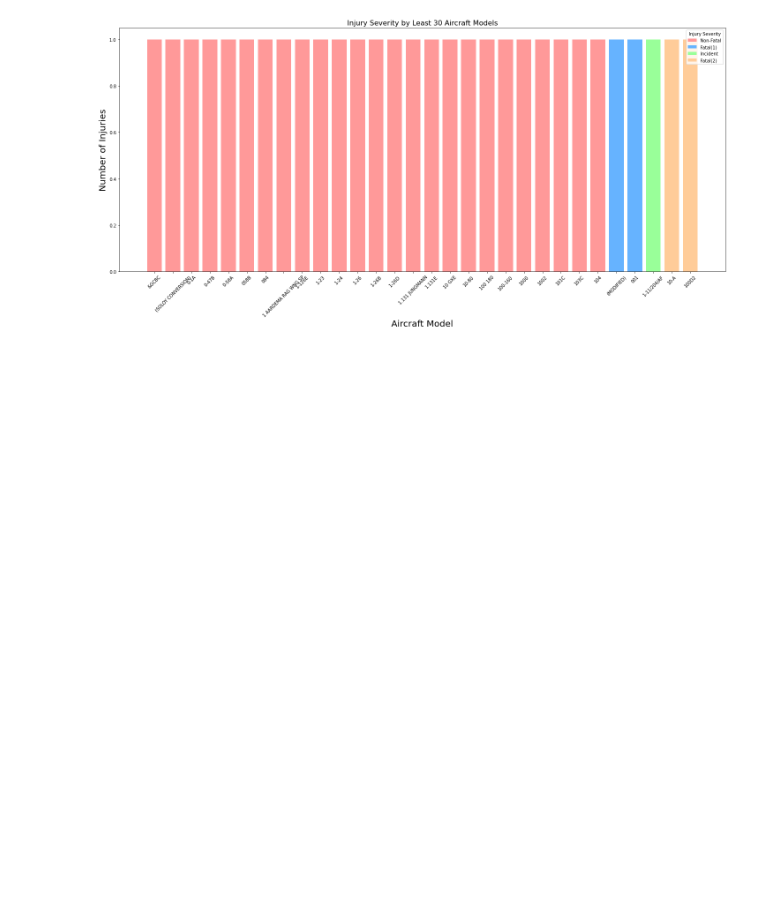
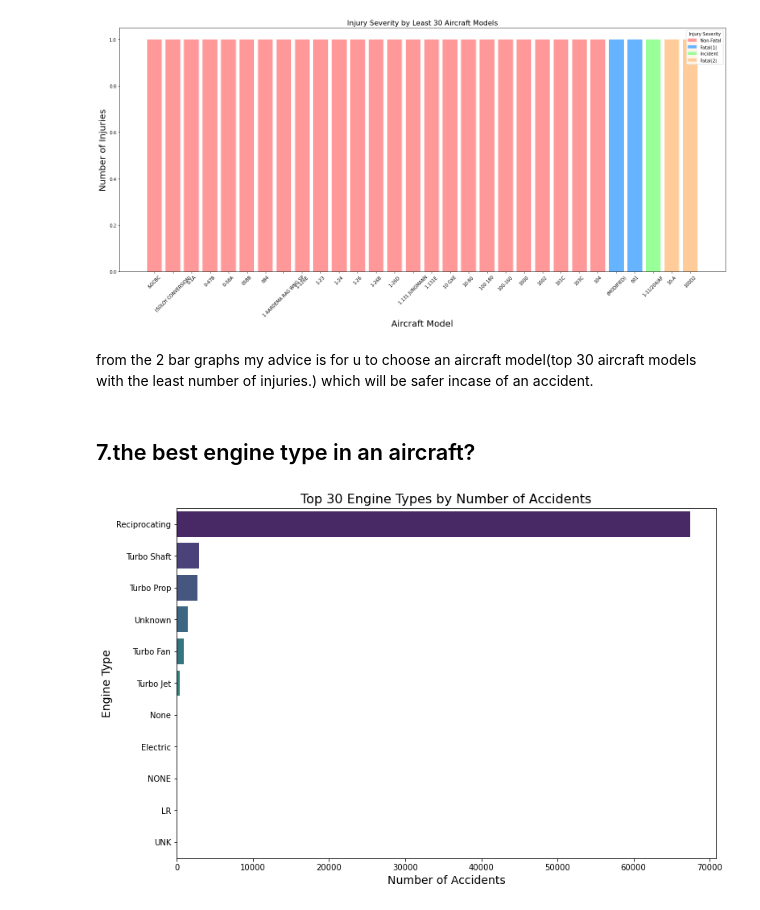
Before and after one commit to Yash-source-dev/dsc-phase-1-project-v3, a Jupyter notebook: student.ipynb, the cells around one changed output. Cells and saved outputs as stored; diff of their text form; code cells hidden in the pictures; blank space fills up the shorter version.

```diff
--- a/student.ipynb
+++ b/student.ipynb
@@ -417,3 +609,19 @@ plt.tight_layout()
 plt.show()
 # %% [output]
 [figure]
+# %% [markdown]
+from the 2 bar graphs my advice is for u to choose an aircraft model(top 30 aircraft models with the least number of injuries.) which will be safer incase of an accident.
+# %% [markdown]
+## 7.the best engine type in an aircraft?
+# %%
+#this code will plot for us Top 30 Engine Types by Number of Accidents
+engine_accidents = df.groupby('Engine.Type').size().reset_index(name='Accident Count')
+top_engine_accidents = engine_accidents.sort_values(by='Accident Count', ascending=False).head(30)
+plt.figure(figsize=(12, 8))
+sns.barplot(data=top_engine_accidents, x='Accident Count', y='Engine.Type', palette='viridis')
+plt.title('Top 30 Engine Types by Number of Accidents', fontsize=16)
+plt.xlabel('Number of Accidents', fontsize=14)
+plt.ylabel('Engine Type', fontsize=14)
+plt.show()
+# %% [output]
+[figure, added]
```
Also changed, not shown: parts of 30 cells of this notebook.
